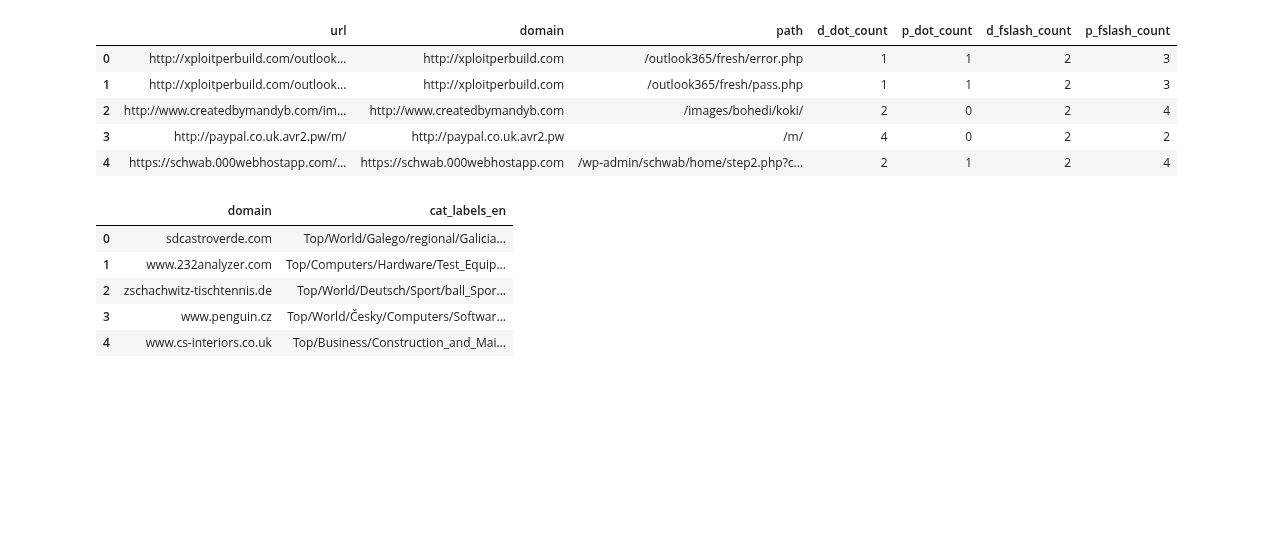
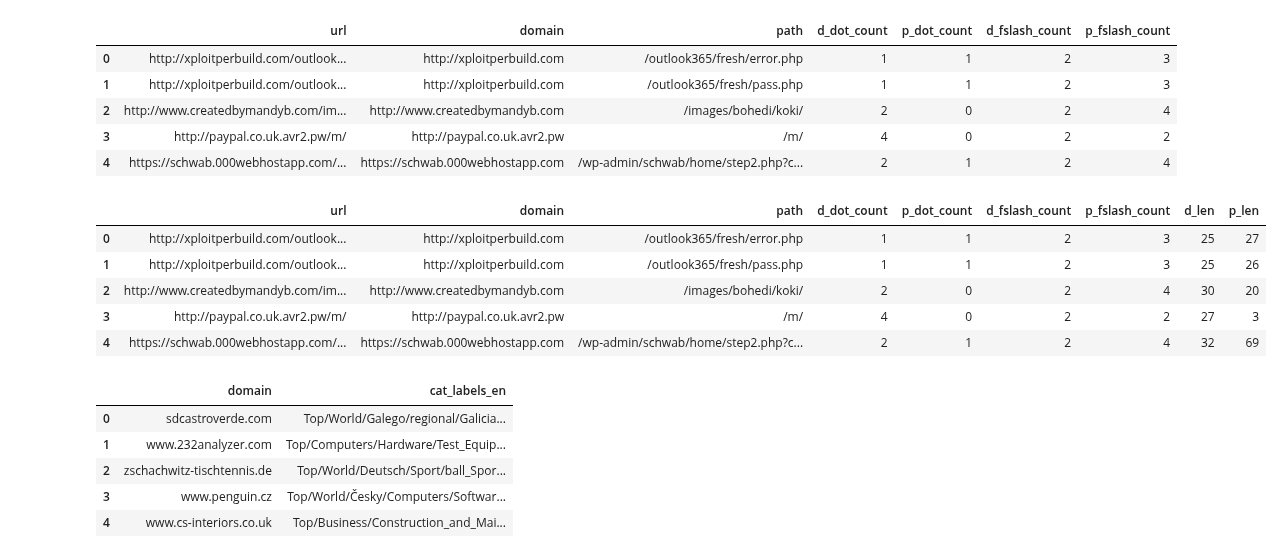
Before and after one commit to nileshjoshi15/DataDrivenProject, a Jupyter notebook: phishUrlDetect.ipynb, the cells around one changed output. Cells and saved outputs as stored; diff of their text form; code cells hidden in the pictures; blank space fills up the shorter version.

```diff
--- a/phishUrlDetect.ipynb
+++ b/phishUrlDetect.ipynb
@@ -54,6 +54,18 @@ phish_data.head()
 | 2 | http://www.createdbymandyb.com/im... | http://www.createdbymandyb.com | /images/bohedi/koki/ | 2 | 0 | 2 | 4 |
 | 3 | http://paypal.co.uk.avr2.pw/m/ | http://paypal.co.uk.avr2.pw | /m/ | 4 | 0 | 2 | 2 |
 | 4 | https://schwab.000webhostapp.com/... | https://schwab.000webhostapp.com | /wp-admin/schwab/home/step2.php?c... | 2 | 1 | 2 | 4 |
+# %%
+phish_data['d_len'] = phish_data['domain'].str.len()
+phish_data['p_len'] = phish_data['path'].str.len()
+# %%
+phish_data.head()
+# %% [output]
+|  | url | domain | path | d_dot_count | p_dot_count | d_fslash_count | p_fslash_count | d_len | p_len |
+| 0 | http://xploitperbuild.com/outlook... | http://xploitperbuild.com | /outlook365/fresh/error.php | 1 | 1 | 2 | 3 | 25 | 27 |
+| 1 | http://xploitperbuild.com/outlook... | http://xploitperbuild.com | /outlook365/fresh/pass.php | 1 | 1 | 2 | 3 | 25 | 26 |
+| 2 | http://www.createdbymandyb.com/im... | http://www.createdbymandyb.com | /images/bohedi/koki/ | 2 | 0 | 2 | 4 | 30 | 20 |
+| 3 | http://paypal.co.uk.avr2.pw/m/ | http://paypal.co.uk.avr2.pw | /m/ | 4 | 0 | 2 | 2 | 27 | 3 |
+| 4 | https://schwab.000webhostapp.com/... | https://schwab.000webhostapp.com | /wp-admin/schwab/home/step2.php?c... | 2 | 1 | 2 | 4 | 32 | 69 |
 # %%
 dmoz_data = pd.read_csv('../data/dmoz.csv')
 # %%
```
